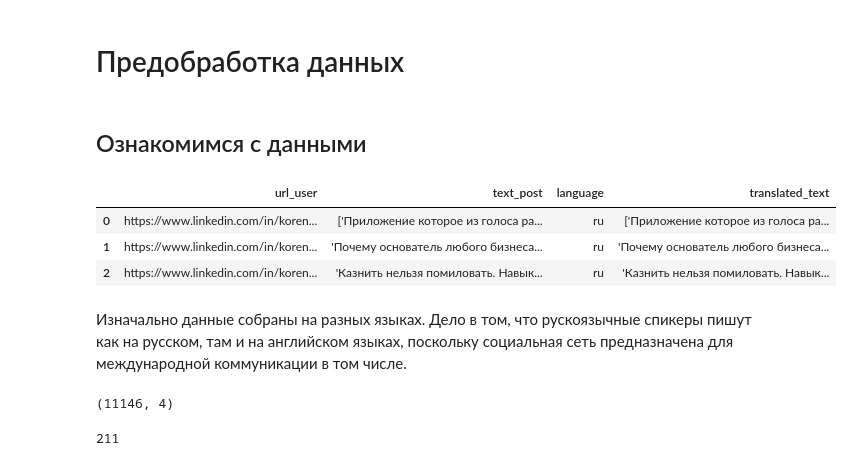
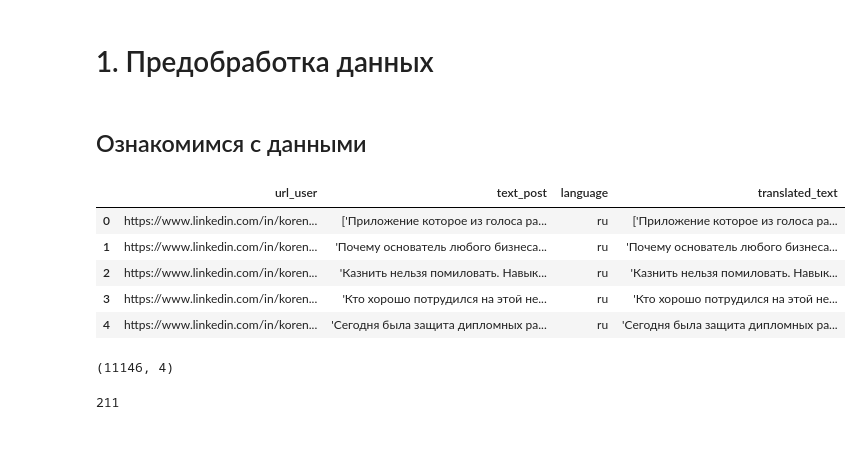
Before and after one commit to SafiyaZigangareeva/Portfolio, a Jupyter notebook: research_on_mentoring/topic_modeling.ipynb, the cells around one changed output. Cells and saved outputs as stored; diff of their text form; code cells hidden in the pictures.

```diff
--- a/research_on_mentoring/topic_modeling.ipynb
+++ b/research_on_mentoring/topic_modeling.ipynb
@@ -35,5 +31,5 @@
 # %% [markdown]
-# Предобработка данных
+# 1. Предобработка данных
 # %% [markdown]
 ## Ознакомимся с данными
 # %%
@@ -62,22 +60,18 @@ warnings.filterwarnings('ignore')
 # %%
 # Ознакомимся с датасетом
-#df = pd.read_csv('data/all_data_translated.csv')
-df = pd.read_csv(r'C:\Users\649\Yandex\Masterskaya\LI_Hackaton_4\LI_Hackaton_4\data\all_data_translated.csv')
-
-# выведем первые строки
-df.head(3)
+df = pd.read_csv('data/all_data_translated.csv')
+df.head()
 # %% [output]
 |  | url_user | text_post | language | translated_text |
 | 0 | https://www.linkedin.com/in/koren... | ['Приложение которое из голоса ра... | ru | ['Приложение которое из голоса ра... |
 | 1 | https://www.linkedin.com/in/koren... | 'Почему основатель любого бизнеса... | ru | 'Почему основатель любого бизнеса... |
 | 2 | https://www.linkedin.com/in/koren... | 'Казнить нельзя помиловать. Навык... | ru | 'Казнить нельзя помиловать. Навык... |
+| 3 | https://www.linkedin.com/in/koren... | 'Кто хорошо потрудился на этой не... | ru | 'Кто хорошо потрудился на этой не... |
+| 4 | https://www.linkedin.com/in/koren... | 'Сегодня была защита дипломных ра... | ru | 'Сегодня была защита дипломных ра... |
-# %% [markdown]
-Изначально данные собраны на разных языках. Дело в том, что рускоязычные спикеры пишут как на русском, там и на английском языках, поскольку социальная сеть предназначена для международной коммуникации в том числе.
-# %%
-# проверим размерность
-df.shape
-# %% [output]
-(11146, 4)
+# %%
+df.shape
+# %% [output]
+(11146, 4)
 # %%
 # Проверка на дубликаты
 df.duplicated().sum()
```
Also changed, not shown: parts of 135 cells of this notebook.
